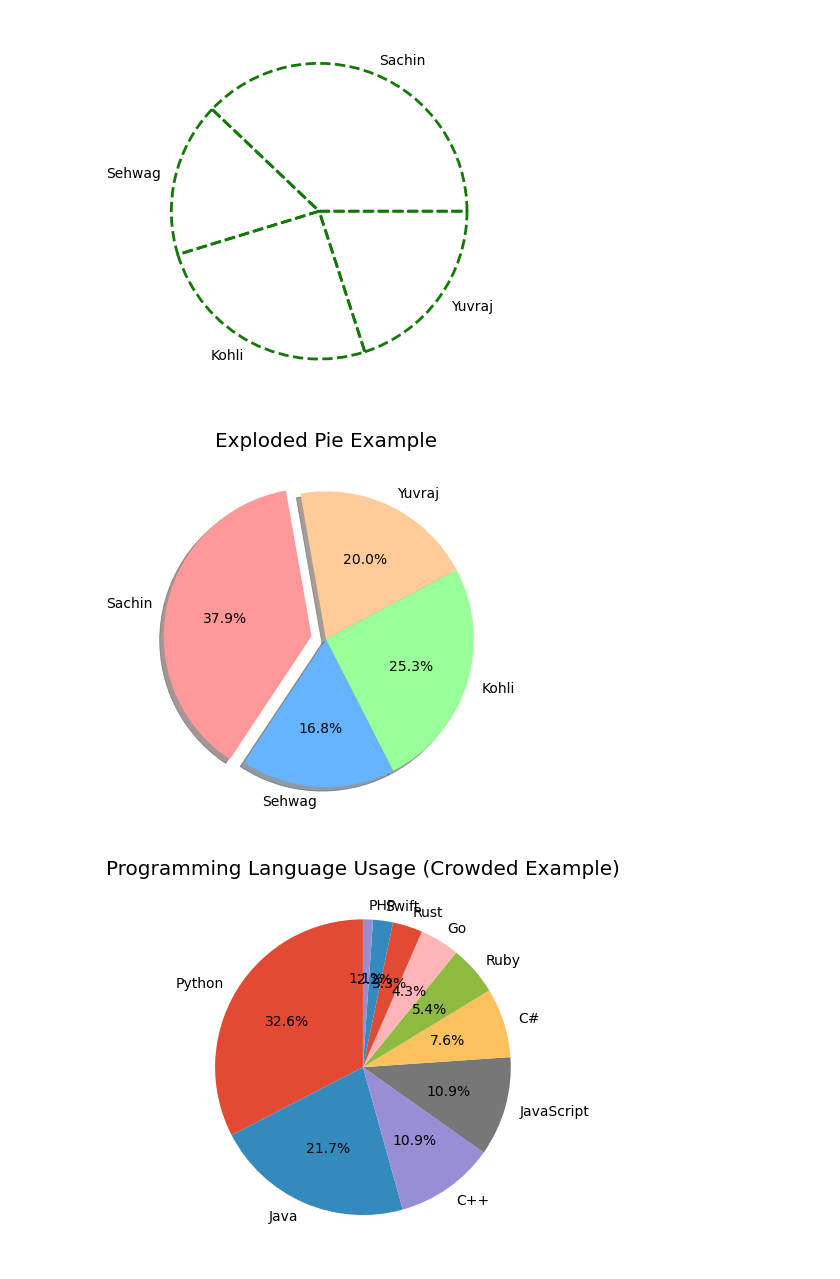
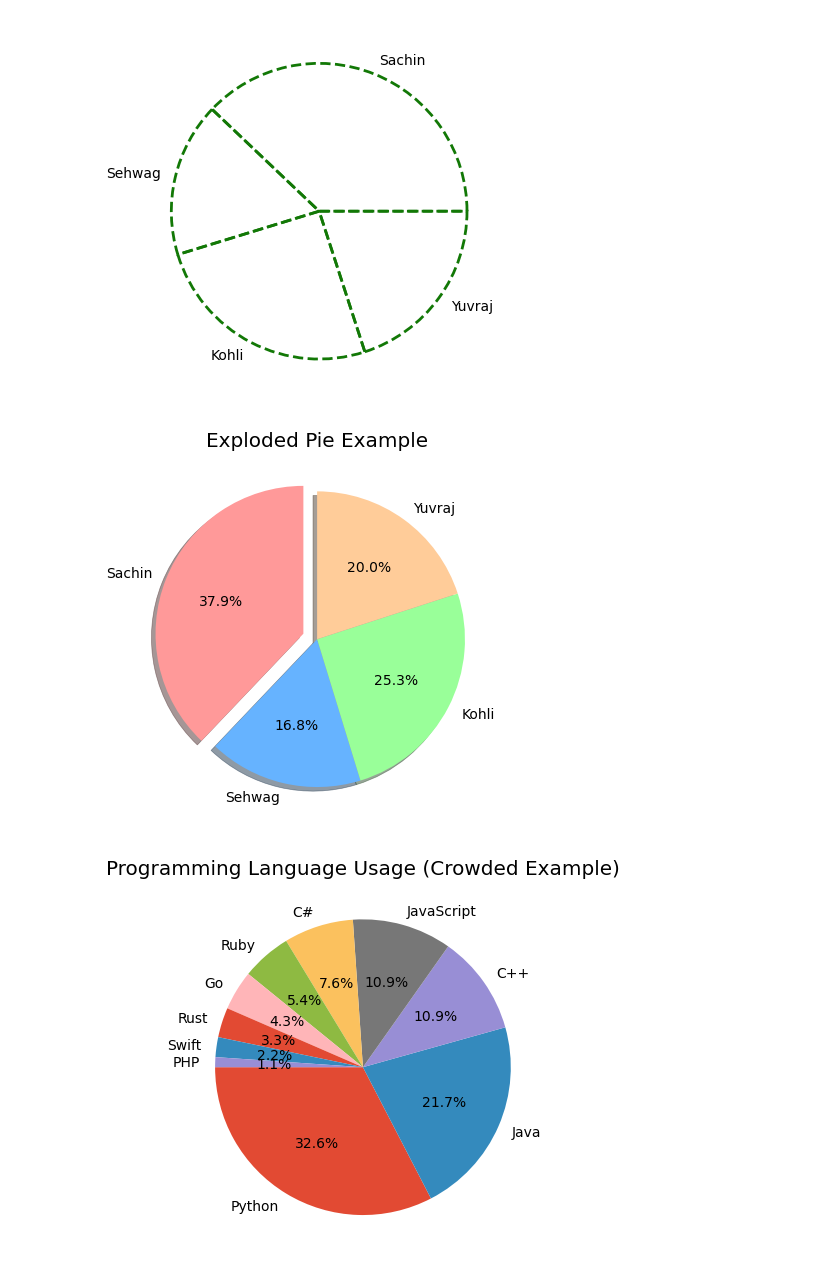
Before and after one commit to sarhan-003/Data-Visualization-using-Matplotlib-and-Seaborn, a Jupyter notebook: PieCharts.ipynb, the cells around one changed output. Saved outputs shown, nothing was run; the diff lists cells and outputs as text; code cells hidden in the pictures.

Commit message:
Add pie charts with explode, percentages, shadows and styling

```diff
--- a/PieCharts.ipynb
+++ b/PieCharts.ipynb
@@ -194,18 +194,18 @@ plt.show()
 # %%
 explode = [0.1, 0, 0, 0]  # Only highlight Sachin's slice
 
-plt.pie(runs, labels=labels, explode=explode, colors=colors, shadow=True,startangle=100, autopct='%1.1f%%',)
+plt.pie(runs, labels=labels, explode=explode, colors=colors, shadow=True,startangle=90, autopct='%1.1f%%',)
 plt.title("Exploded Pie Example")
 plt.show()
 # %% [output]
-[figure, old version]
+[figure, new version]
 # %%
 # Too many categories
 languages = ['Python', 'Java', 'C++', 'JavaScript', 'C#', 'Ruby', 'Go', 'Rust', 'Swift', 'PHP']
 usage = [30, 20, 10, 10, 7, 5, 4, 3, 2, 1]
 
-plt.pie(usage, labels=languages, autopct='%1.1f%%', startangle=90)
+plt.pie(usage, labels=languages, autopct='%1.1f%%', startangle=180)
 plt.title("Programming Language Usage (Crowded Example)")
 plt.show()
 # %% [output]
-[figure, old version]
+[figure, new version]
```
